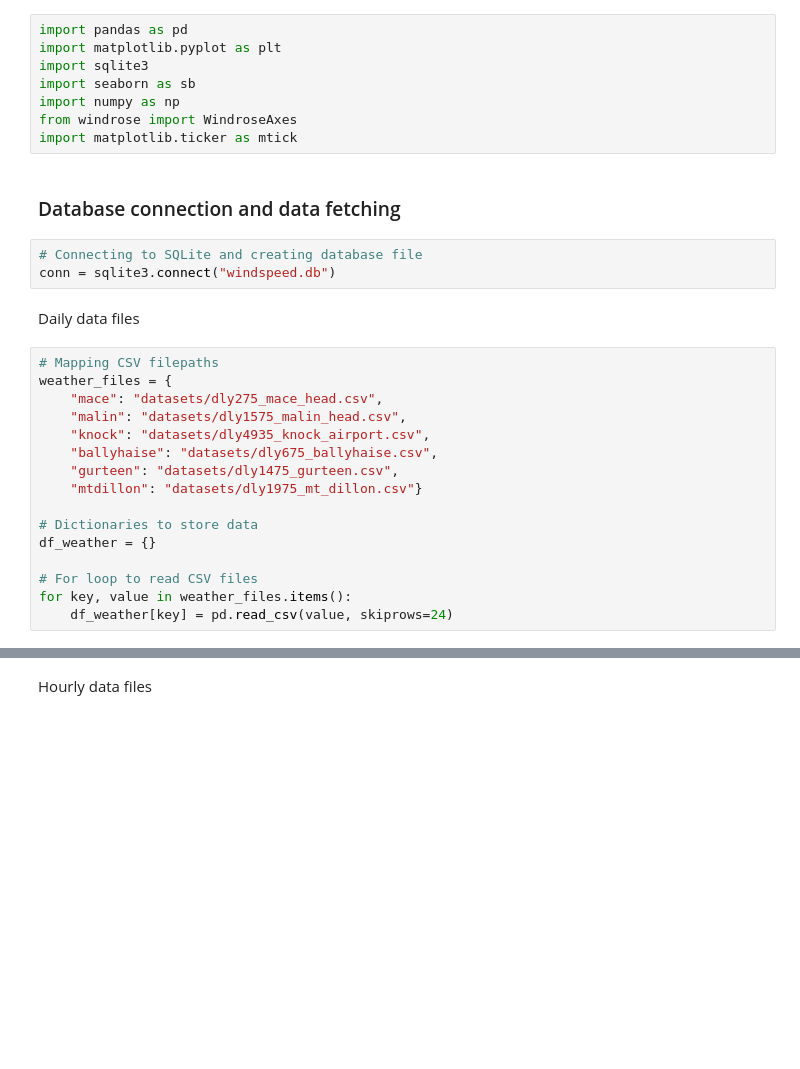
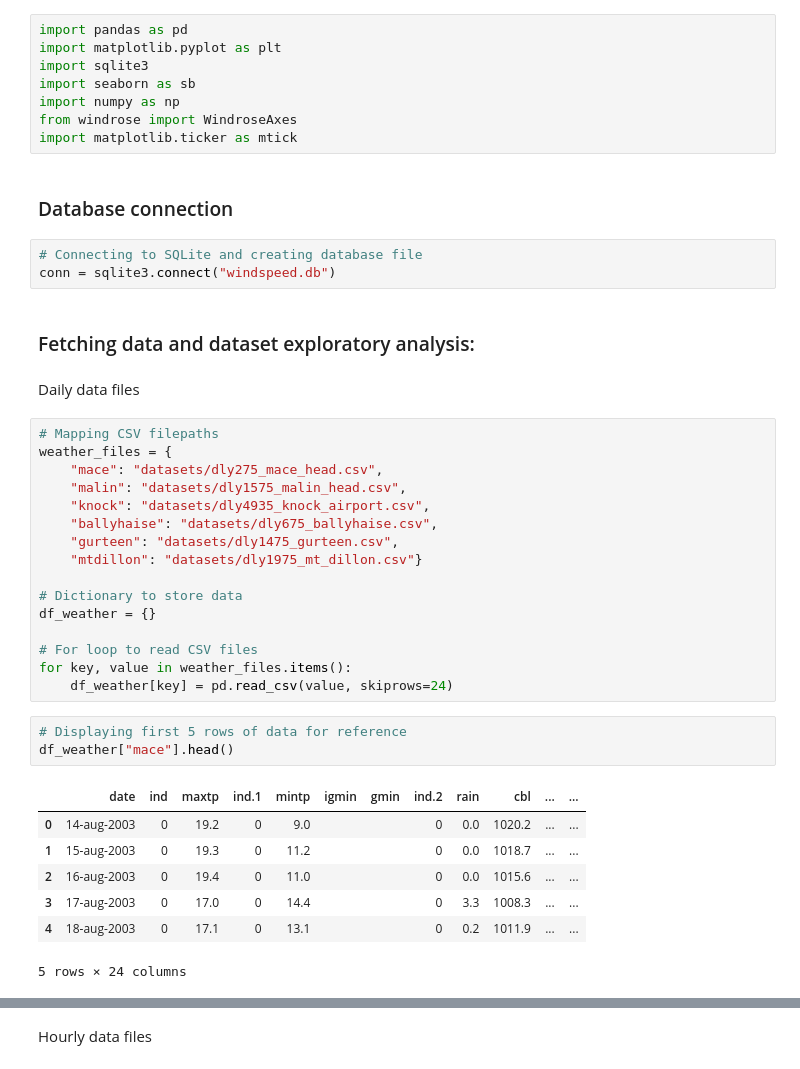
Before and after one commit to vanelyraa/programming-for-data-analytics, a Jupyter notebook: project/project.ipynb, the cells around one changed output, grey strips where cells are left out. Cells and saved outputs as stored; diff of their text form; blank space fills up the shorter version.

```diff
--- a/project/project.ipynb
+++ b/project/project.ipynb
@@ -25,10 +25,12 @@ import numpy as np
 from windrose import WindroseAxes
 import matplotlib.ticker as mtick
 # %% [markdown]
-### Database connection and data fetching
+### Database connection
 # %%
 # Connecting to SQLite and creating database file
 conn = sqlite3.connect("windspeed.db")
+# %% [markdown]
+### Fetching data and dataset exploratory analysis:
 # %% [markdown]
 Daily data files
 # %%
@@ -41,9 +43,20 @@ weather_files = {
     "gurteen": "datasets/dly1475_gurteen.csv",
     "mtdillon": "datasets/dly1975_mt_dillon.csv"}
 
-# Dictionaries to store data
+# Dictionary to store data
 df_weather = {}
 
 # For loop to read CSV files
 for key, value in weather_files.items():
     df_weather[key] = pd.read_csv(value, skiprows=24)
+# %%
+# Displaying first 5 rows of data for reference
+df_weather["mace"].head()
+# %% [output]
+|  | date | ind | maxtp | ind.1 | mintp | igmin | gmin | ind.2 | rain | cbl | ... | ... |
+| 0 | 14-aug-2003 | 0 | 19.2 | 0 | 9.0 |  |  | 0 | 0.0 | 1020.2 | ... | ... |
+| 1 | 15-aug-2003 | 0 | 19.3 | 0 | 11.2 |  |  | 0 | 0.0 | 1018.7 | ... | ... |
+| 2 | 16-aug-2003 | 0 | 19.4 | 0 | 11.0 |  |  | 0 | 0.0 | 1015.6 | ... | ... |
+| 3 | 17-aug-2003 | 0 | 17.0 | 0 | 14.4 |  |  | 0 | 3.3 | 1008.3 | ... | ... |
+| 4 | 18-aug-2003 | 0 | 17.1 | 0 | 13.1 |  |  | 0 | 0.2 | 1011.9 | ... | ... |
+5 rows × 24 columns
```
Also changed, not shown: parts of 25 cells of this notebook, 2 other files.
